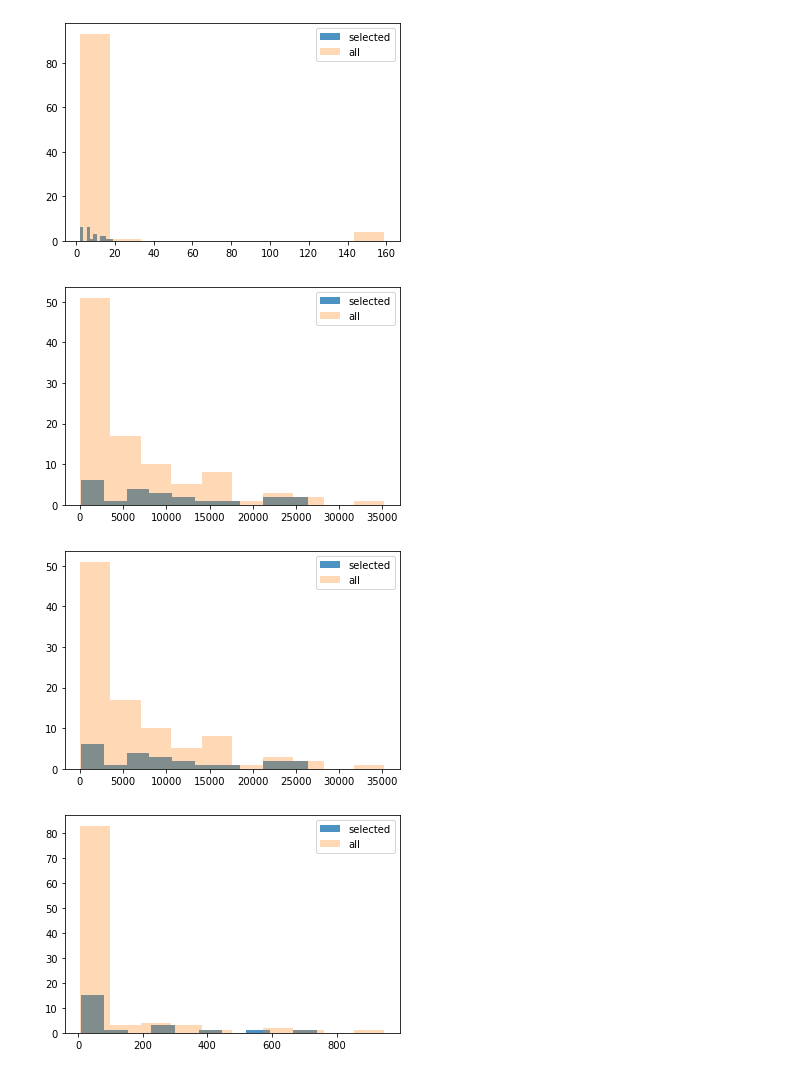
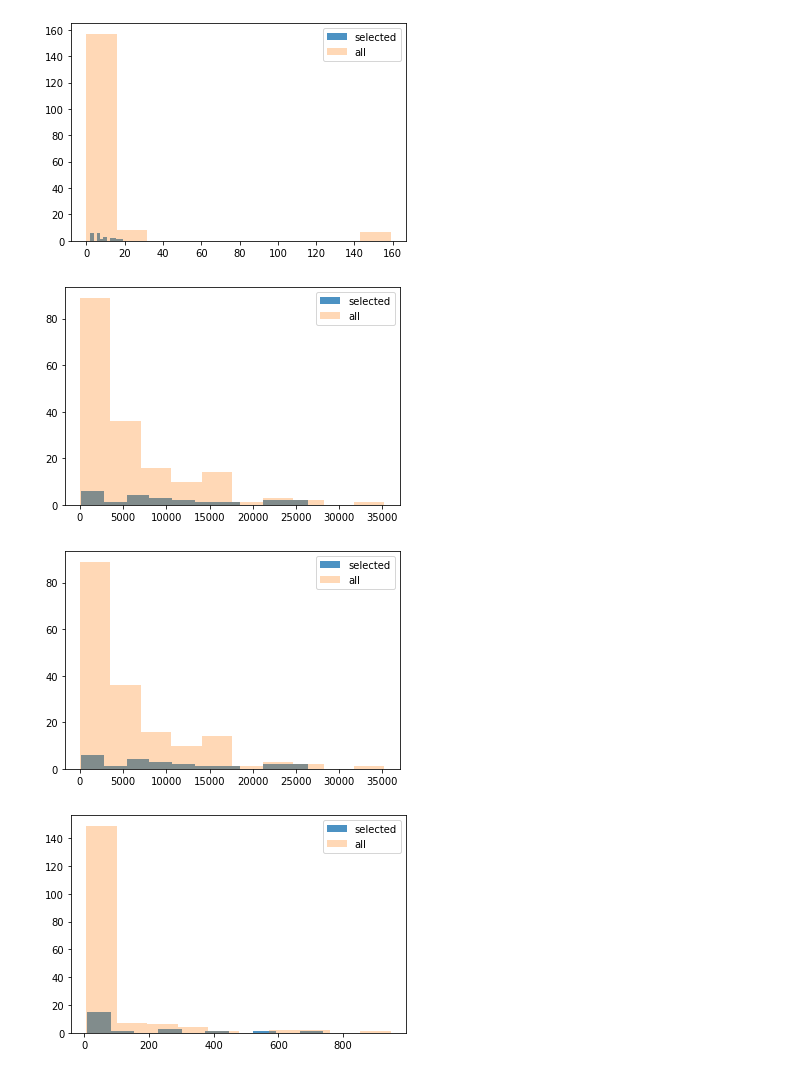
Before and after one commit to megan0422/DABPFinalProject, a Jupyter notebook: Optimization.ipynb, the cells around one changed output. Saved outputs shown, nothing was run; the diff lists cells and outputs as text; code cells hidden in the pictures.

```diff
--- a/Optimization.ipynb
+++ b/Optimization.ipynb
@@ -39,7 +294,15 @@ PA22_allegheny
+# %%
+STRUCTURE_NUMBER = pd.concat([STRUCTURE_NUMBER_without_cost,STRUCTURE_NUMBER_with_cost], axis=0)
+STRUCTURE_NUMBER_reset = STRUCTURE_NUMBER.reset_index(drop=True)
+df_with_cost_for_all = pd.concat([STRUCTURE_NUMBER_reset,df_with_cost_for_all], axis=1)
+df_with_cost_merge = df_with_cost_for_all.loc[:, ["STRUCTURE_NUMBER_008", "TOTAL_IMP_COST_096"]]
+# %%
+# Extract data on bridges maintained by allegheny county from the whole dataset
+PA22_allegheny  = PA22_allegheny[PA22_allegheny["MAINTENANCE_021"] == 2]
+# Merging
+PA22_allegheny = pd.merge(PA22_allegheny,df_with_cost_merge, on ="STRUCTURE_NUMBER_008")
 # %%
-PA22_allegheny = PA22_allegheny[["STRUCTURE_NUMBER_008","DETOUR_KILOS_019","ADT_029","STRUCTURE_LEN_MT_049","TOTAL_IMP_COST_096","HIGHWAY_SYSTEM_104","PERCENT_ADT_TRUCK_109","BRIDGE_CONDITION"]]
-PA22_allegheny_cost_nonzero = PA22_allegheny[PA22_allegheny["TOTAL_IMP_COST_096"] != 0]
-PA22_allegheny_cost_nonzero_dummy = pd.get_dummies(PA22_allegheny_cost_nonzero,columns=["BRIDGE_CONDITION"])
-PA22_allegheny_cost_nonzero_dummy['Count'] = 1
-PA22_allegheny_cost_nonzero_dummy_na = PA22_allegheny_cost_nonzero_dummy.dropna()
-PA22_allegheny_cost_nonzero_dummy_na
+PA22_allegheny = PA22_allegheny[["STRUCTURE_NUMBER_008","DETOUR_KILOS_019","ADT_029","STRUCTURE_LEN_MT_049","TOTAL_IMP_COST_096_y","HIGHWAY_SYSTEM_104","PERCENT_ADT_TRUCK_109","BRIDGE_CONDITION"]]
+
+PA22_allegheny_cost_dummy = pd.get_dummies(PA22_allegheny,columns=["BRIDGE_CONDITION"])
+PA22_allegheny_cost_dummy['Count'] = 1
@@ -129,4 +388,4 @@ The STRUCTURE NUMBER of the bridges to repair/replace are [2114. 2129. 2168. 217
 # %%
-selected = PA22_allegheny_cost_nonzero_dummy_na.query('STRUCTURE_NUMBER_008 == ["2114","2129","2168","2179","2192","2204","2206","2232","2251","2259","2310","2334","2388","2579","2580","2632","2663","2666","2692","2714","2721","2723"]')
+selected = PA22_allegheny_cost_dummy.query('STRUCTURE_NUMBER_008 == ["2114","2129","2168","2179","2192","2204","2206","2232","2251","2259","2310","2334","2388","2579","2580","2632","2663","2666","2692","2714","2721","2723"]')
 selected.describe()
 # %% [output]
@@ -141,38 +400,38 @@ selected.describe()
 | max | 19.000000 | 26416.000000 | 739.400000 | 14713.000000 | 1.000000 | ... |
 # %%
 a = selected["DETOUR_KILOS_019"].values.tolist()
-b = PA22_allegheny_cost_nonzero_dummy_na["DETOUR_KILOS_019"].values.tolist()
+b = PA22_allegheny_cost_dummy["DETOUR_KILOS_019"].values.tolist()
 plt.hist(a, alpha = 0.8, label='selected')
 plt.hist(b, alpha = 0.3, label='all')
 plt.legend(loc='upper right')
 plt.show()
 # %% [output]
-[figure, old version]
+[figure, new version]
 # %%
 a = selected["ADT_029"].values.tolist()
-b = PA22_allegheny_cost_nonzero_dummy_na["ADT_029"].values.tolist()
+b = PA22_allegheny_cost_dummy["ADT_029"].values.tolist()
 plt.hist(a, alpha = 0.8, label='selected')
 plt.hist(b, alpha = 0.3, label='all')
 plt.legend(loc='upper right')
 plt.show()
 # %% [output]
-[figure, old version]
+[figure, new version]
 # %%
 a = selected["ADT_029"].values.tolist()
-b = PA22_allegheny_cost_nonzero_dummy_na["ADT_029"].values.tolist()
+b = PA22_allegheny_cost_dummy["ADT_029"].values.tolist()
 plt.hist(a, alpha = 0.8, label='selected')
 plt.hist(b, alpha = 0.3, label='all')
 plt.legend(loc='upper right')
 plt.show()
 # %% [output]
-[figure, old version]
+[figure, new version]
 # %%
 a = selected["STRUCTURE_LEN_MT_049"].values.tolist()
-b = PA22_allegheny_cost_nonzero_dummy_na["STRUCTURE_LEN_MT_049"].values.tolist()
+b = PA22_allegheny_cost_dummy["STRUCTURE_LEN_MT_049"].values.tolist()
 plt.hist(a, alpha = 0.8, label='selected')
 plt.hist(b, alpha = 0.3, label='all')
 plt.legend(loc='upper right')
 plt.show()
 # %% [output]
-[figure, old version]
+[figure, new version]
 # %%
```
Also changed, not shown: parts of 34 cells of this notebook.
